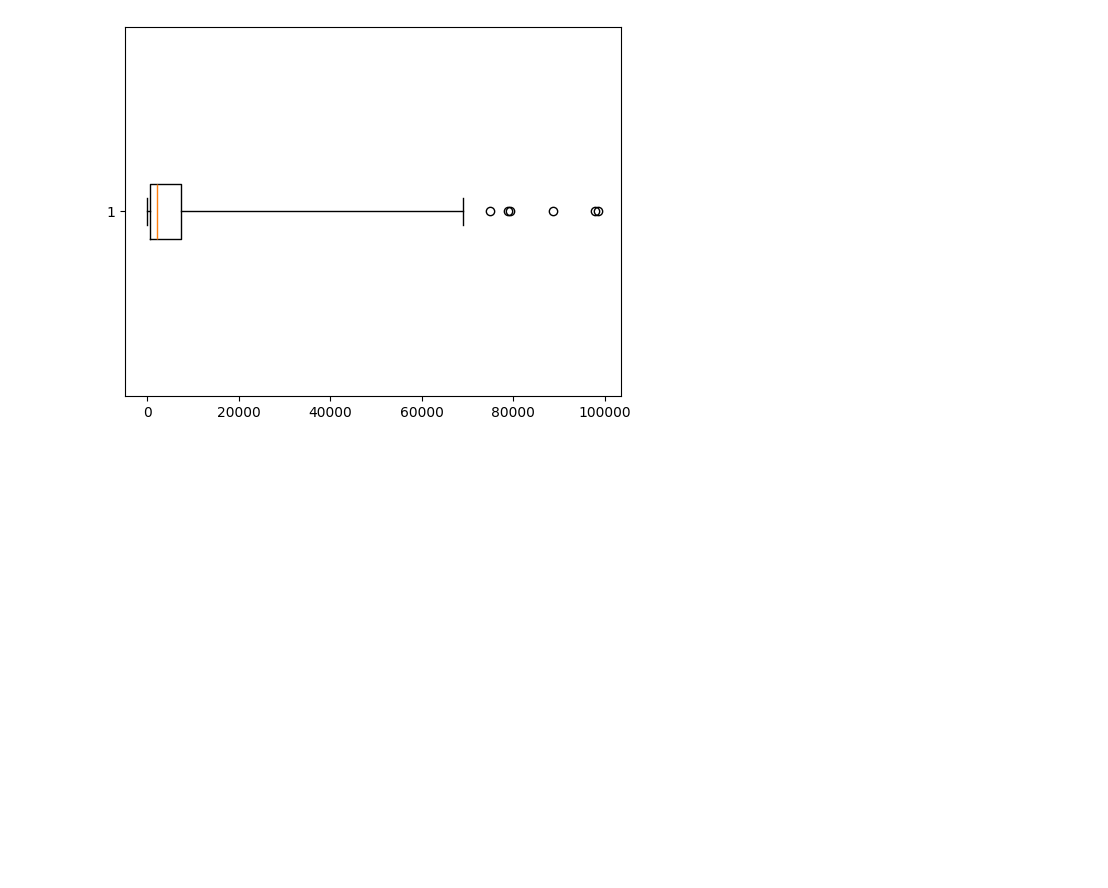
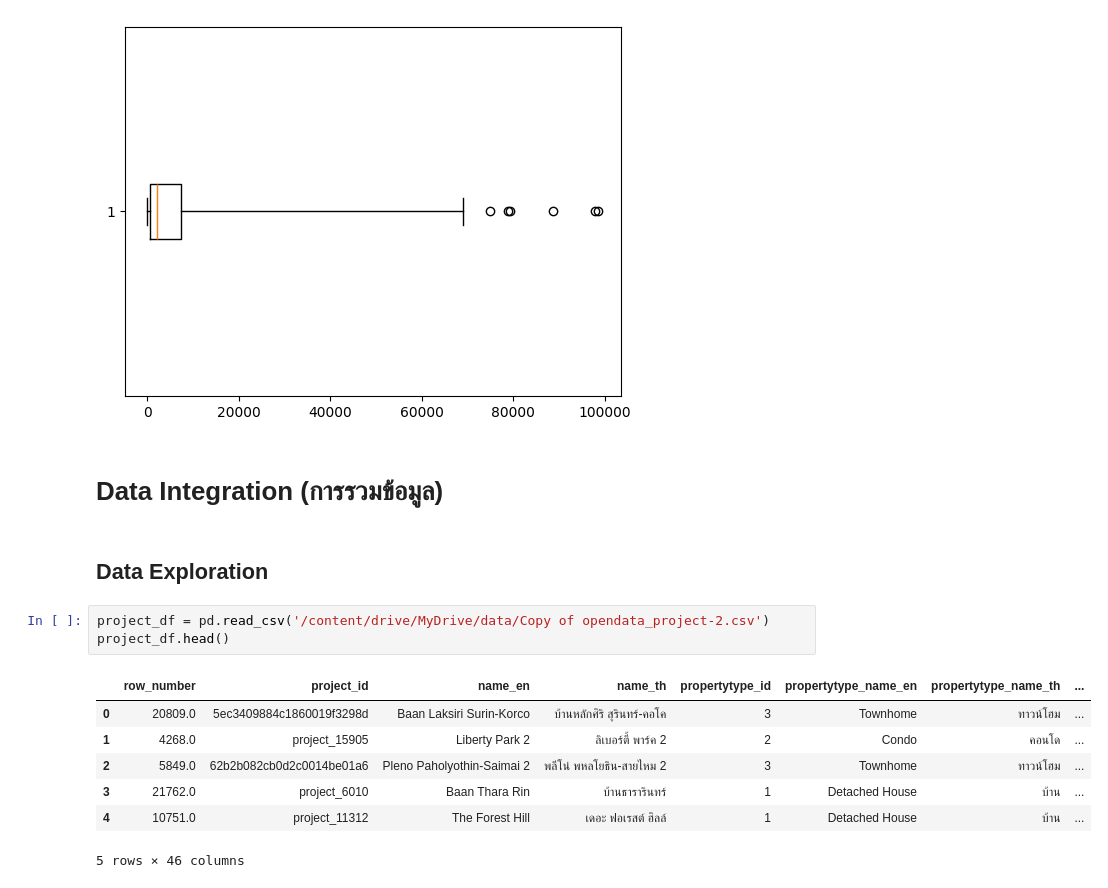
Before and after one commit to kittanaiwisetkhro/BSC_DPDM2025, a Jupyter notebook: Ch3_Data_Preprocessing.ipynb, the cells around one changed output. Saved outputs shown, nothing was run; the diff lists cells and outputs as text; blank space fills up the shorter version.

```diff
--- a/Ch3_Data_Preprocessing.ipynb
+++ b/Ch3_Data_Preprocessing.ipynb
@@ -422,3 +436,18 @@ df[df['gfd_area'] == 98547.62]
 outputbox = plt.boxplot(df['gfd_area'], vert=False,whis=10)
 # %% [output]
 [figure]
+# %% [markdown]
+# Data Integration (การรวมข้อมูล)
+# %% [markdown]
+## Data Exploration
+# %%
+project_df = pd.read_csv('/content/drive/MyDrive/data/Copy of opendata_project-2.csv')
+project_df.head()
+# %% [output]
+|  | row_number | project_id | name_en | name_th | propertytype_id | propertytype_name_en | propertytype_name_th | ... |
+| 0 | 20809.0 | 5ec3409884c1860019f3298d | Baan Laksiri Surin-Korco | บ้านหลักศิริ สุรินทร์-คอโค | 3 | Townhome | ทาวน์โฮม | ... |
+| 1 | 4268.0 | project_15905 | Liberty Park 2 | ลิเบอร์ตี้ พาร์ค 2 | 2 | Condo | คอนโด | ... |
+| 2 | 5849.0 | 62b2b082cb0d2c0014be01a6 | Pleno Paholyothin-Saimai 2 | พลีโน่ พหลโยธิน-สายไหม 2 | 3 | Townhome | ทาวน์โฮม | ... |
+| 3 | 21762.0 | project_6010 | Baan Thara Rin | บ้านธารารินทร์ | 1 | Detached House | บ้าน | ... |
+| 4 | 10751.0 | project_11312 | The Forest Hill | เดอะ ฟอเรสต์ ฮิลล์ | 1 | Detached House | บ้าน | ... |
+5 rows × 46 columns
```
Also changed, not shown: parts of 27 cells of this notebook.
